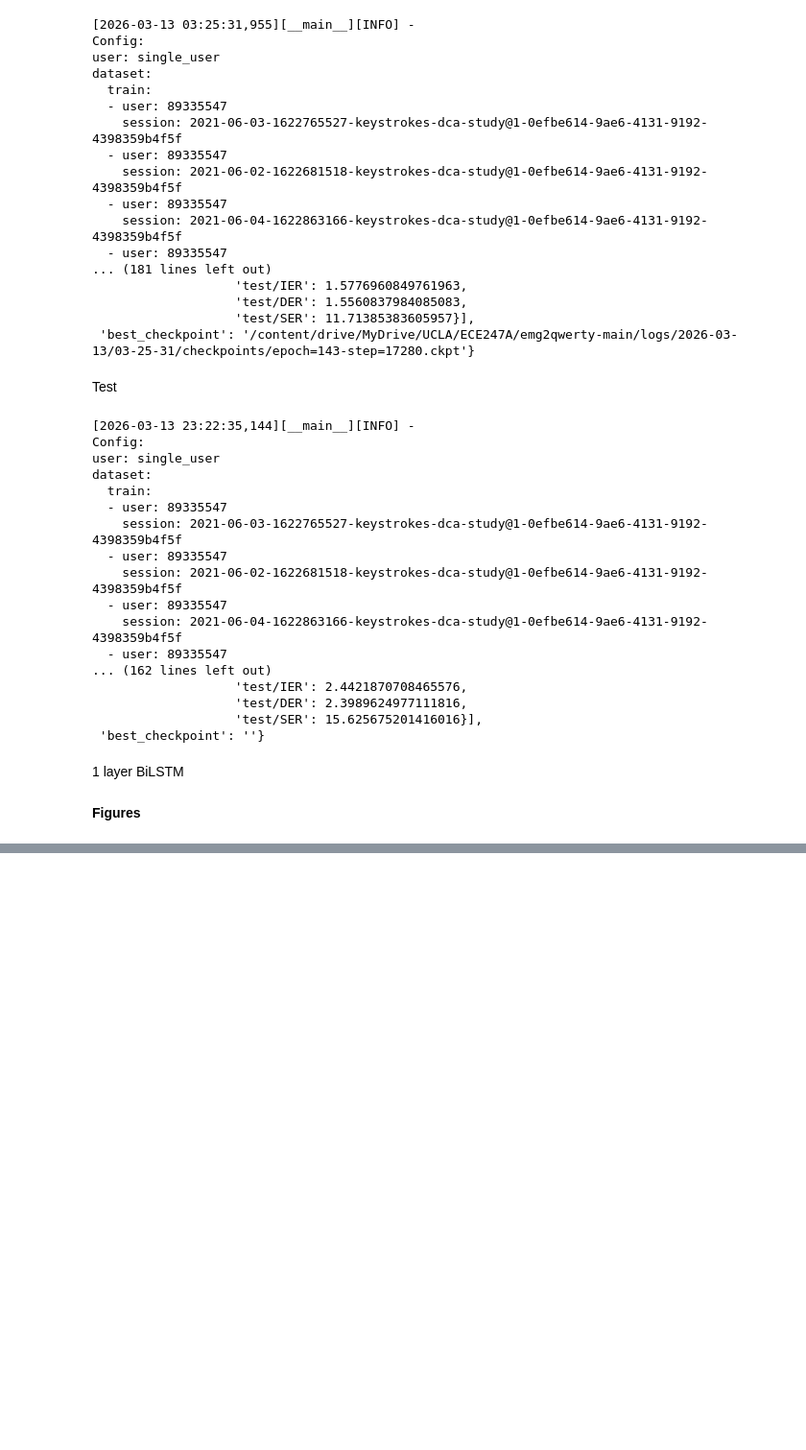
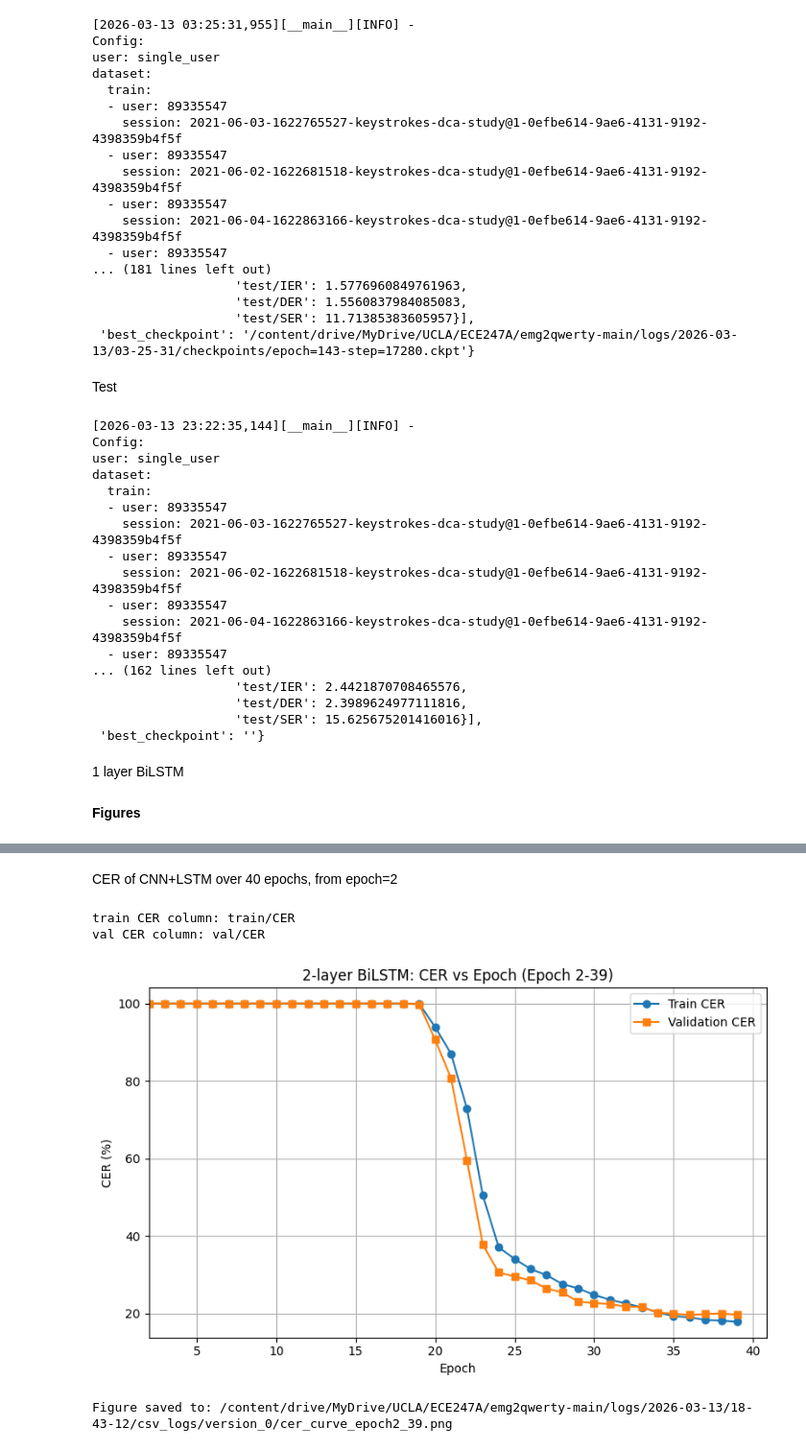
Before and after one commit to hanlu945/emg2qwerty, a Jupyter notebook: Colab_setup.ipynb, the cells around one changed output, grey strips where cells are left out. Shown at 96% size. Saved outputs shown, nothing was run; the diff lists cells and outputs as text; code cells hidden in the pictures; blank space fills up the shorter version.

```diff
--- a/Colab_setup.ipynb
+++ b/Colab_setup.ipynb
@@ -208,0 +435,78 @@ dataset:
+# %% [markdown]
+CER of CNN+LSTM over 40 epochs, from epoch=2
+# %%
+import pandas as pd
+import matplotlib.pyplot as plt
+from pathlib import Path
+
+metrics_path = Path("/content/drive/MyDrive/UCLA/ECE247A/emg2qwerty-main/logs/2026-03-13/18-43-12/csv_logs/version_0/metrics.csv")
+
+df = pd.read_csv(metrics_path)
+
+train_cer_col = None
+val_cer_col = None
+
+for c in df.columns:
+    c_lower = c.lower()
+    if train_cer_col is None and ("train" in c_lower and "cer" in c_lower):
+        train_cer_col = c
+    if val_cer_col is None and ("val" in c_lower and "cer" in c_lower):
+        val_cer_col = c
+
+for preferred in ["val/CER", "val_cer", "CER"]:
+    if preferred in df.columns:
+        val_cer_col = preferred
+        break
+
+print("train CER column:", train_cer_col)
+print("val CER column:", val_cer_col)
+
+val_cer_df = df[["epoch", val_cer_col]].dropna().copy()
+val_cer_epoch = val_cer_df.groupby("epoch", as_index=False)[val_cer_col].last()
+
+if train_cer_col is not None:
+    train_cer_df = df[["epoch", train_cer_col]].dropna().copy()
+    train_cer_epoch = train_cer_df.groupby("epoch", as_index=False)[train_cer_col].last()
+else:
+    train_cer_epoch = None
+
+val_cer_epoch = val_cer_epoch[(val_cer_epoch["epoch"] >= 2) & (val_cer_epoch["epoch"] <= 39)]
+
+if train_cer_epoch is not None:
+    train_cer_epoch = train_cer_epoch[(train_cer_epoch["epoch"] >= 2) & (train_cer_epoch["epoch"] <= 39)]
+
+plt.figure(figsize=(8, 5))
+
+if train_cer_epoch is not None:
+    plt.plot(
+        train_cer_epoch["epoch"],
+        train_cer_epoch[train_cer_col],
+        marker="o",
+        label="Train CER"
+    )
+
+plt.plot(
+    val_cer_epoch["epoch"],
+    val_cer_epoch[val_cer_col],
+    marker="s",
+    label="Validation CER"
+)
+
+plt.xlabel("Epoch")
+plt.ylabel("CER (%)")
+plt.title("2-layer BiLSTM: CER vs Epoch (Epoch 2-39)")
+plt.xlim(left=2)
+plt.legend()
+plt.grid(True)
+plt.tight_layout()
+
+save_path = metrics_path.parent / "cer_curve_epoch2_39.png"
+plt.savefig(save_path, dpi=300, bbox_inches="tight")
+plt.show()
+
+print(f"Figure saved to: {save_path}")
+# %% [output]
+train CER column: train/CER
+val CER column: val/CER
+[figure, added]
+Figure saved to: /content/drive/MyDrive/UCLA/ECE247A/emg2qwerty-main/logs/2026-03-13/18-43-12/csv_logs/version_0/cer_curve_epoch2_39.png
```
Also changed, not shown: parts of 10 cells of this notebook.
